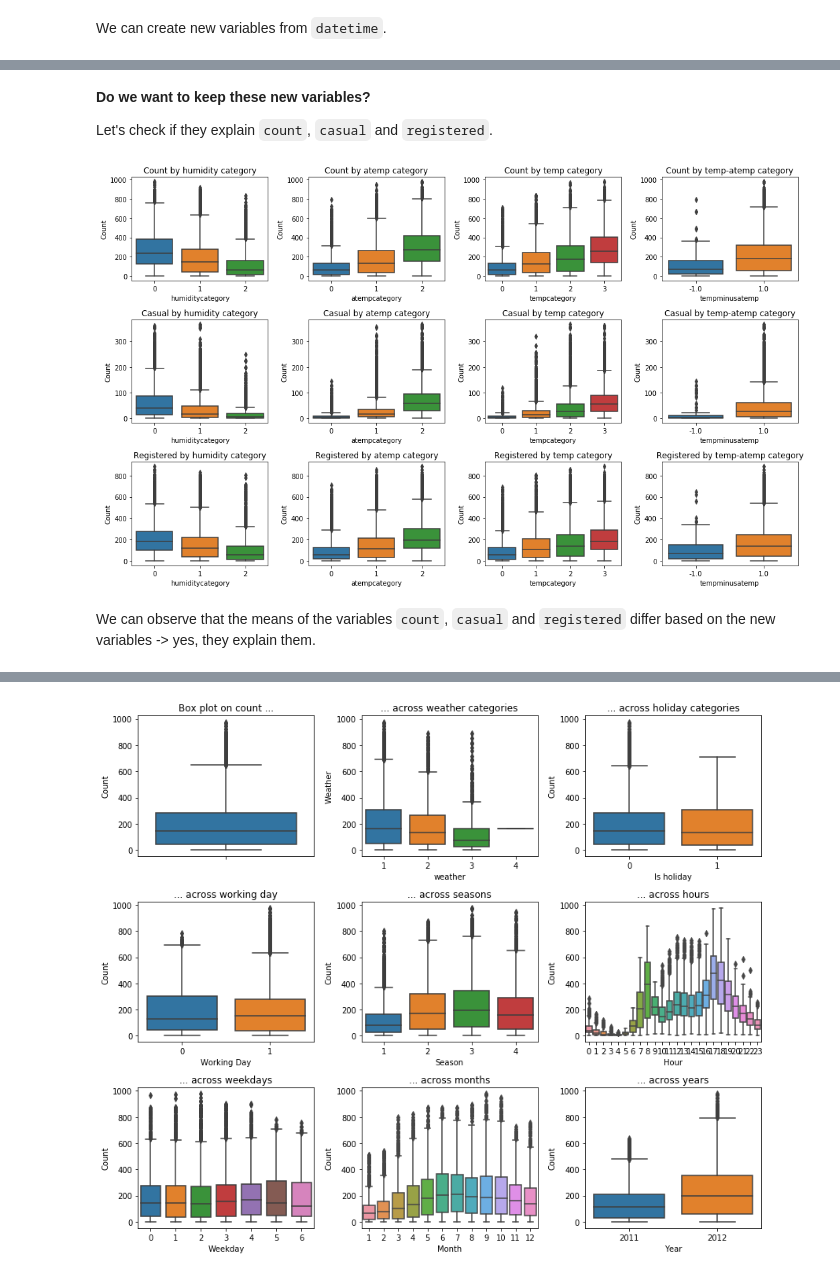
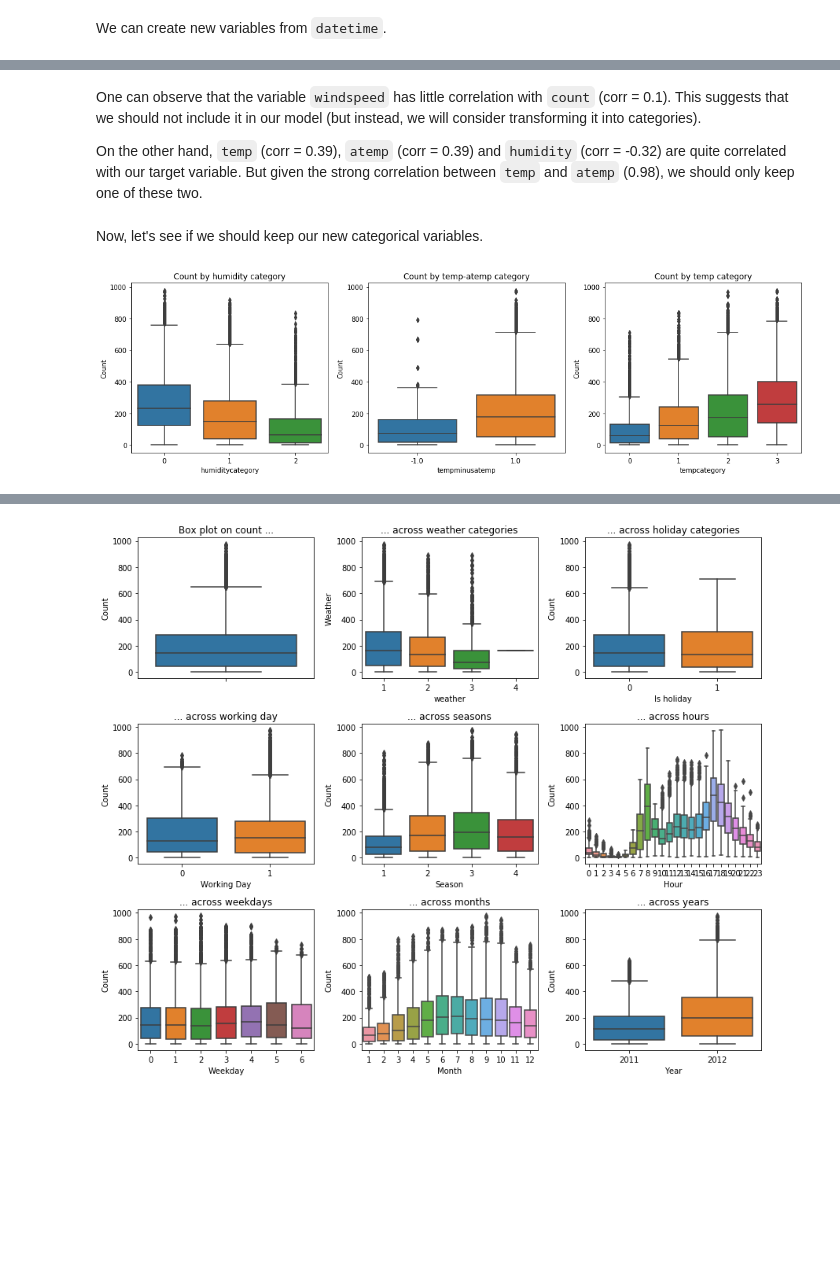
Before and after one commit to InesVA/predicting-bike-sharing-demand, a Jupyter notebook: Bike Sharing Prediction.ipynb, the cells around one changed output, grey strips where cells are left out. Saved outputs shown, nothing was run; the diff lists cells and outputs as text; code cells hidden in the pictures; blank space fills up the shorter version.

Commit message:
Finalized the model

````diff
--- a/Bike Sharing Prediction.ipynb
+++ b/Bike Sharing Prediction.ipynb
@@ -112,7 +127,7 @@ train.head()
 # %% [markdown]
 We can create new variables from ```datetime```.
 # %%
-# From datetime (for visualizations)
+# Creating new variables from datetime
 datasets["year"] = [int(datasets.datetime[x][0:4]) for x in range(datasets.shape[0])]
 datasets["month"] = [int(datasets.datetime[x][5:7]) for x in range(datasets.shape[0])]
 datasets["day"] = [int(datasets.datetime[x][8:10]) for x in range(datasets.shape[0])]
@@ -122,18 +137,3 @@ datasets["date"] = [datetime.datetime.strptime(datasets.datetime[x][0:10], '%Y-%
 datasets["dayoverall"] = [(datasets.date[x].date() - datetime.date(2011,1,1)).days for x in range(datasets.shape[0])]
 datasets["weeknumber"] = [datasets.date[x].isocalendar()[1] for x in range(datasets.shape[0])]
 datasets["monthyear"] = datasets.date.dt.to_period('M')
-
-# From other variables (for predictions)
-datasets["tempminusatemp"] = [-1 if (datasets.atemp[x] - datasets.temp[x]) < 0
-                              else 1 if (datasets.atemp[x] - datasets.temp[x]) > 3.7
-                              else float('nan') for x in range(datasets.shape[0])]
-datasets["tempcategory"] = [0 if datasets.temp[x] < 13.5
-                            else 1 if datasets.temp[x] < 20
-                            else 2 if datasets.temp[x] < 27
-                            else 3 for x in range(datasets.shape[0])]
-datasets["atempcategory"] = [0 if datasets.atemp[x] < 16
-                             else 1 if datasets.atemp[x] < 31
-                             else 2 for x in range(datasets.shape[0])]
-datasets["humiditycategory"] = [0 if datasets.humidity[x] < 47
-                                else 1 if datasets.humidity[x] < 78
-                                else 2 for x in range(datasets.shape[0])]
@@ -139,0 +153,4 @@ datasets["humiditycategory"] = [0 if datasets.humidity[x] < 47
+# %% [markdown]
+One can observe that the variable ```windspeed``` has little correlation with ```count``` (corr = 0.1). This suggests that we should not include it in our model (but instead, we will consider transforming it into categories).
+
+On the other hand, ```temp``` (corr = 0.39), ```atemp``` (corr = 0.39) and ```humidity``` (corr = -0.32) are quite correlated with our target variable. But given the strong correlation between ```temp``` and ```atemp``` (0.98), we should only keep one of these two.
@@ -140,58 +169,21 @@ datasets["humiditycategory"] = [0 if datasets.humidity[x] < 47
 # %%
 train = datasets[datasets.is_train == 1]
 test = datasets[datasets.is_train == 0]
-# %% [markdown]
-**Do we want to keep these new variables?**
-
-Let's check if they explain ```count```, ```casual``` and ```registered```.
+# %% [markdown]
+Now, let's see if we should keep our new categorical variables.
 # %%
-fig, axes = plt.subplots(nrows=3, ncols=4)
-fig.set_size_inches(15, 9)
+fig, axes = plt.subplots(nrows=1, ncols=3)
+fig.set_size_inches(15, 4.5)
 
-# For count
-sn.boxplot(data=train, y="count", x="humiditycategory", orient="v", ax=axes[0][0])
-axes[0][0].set(ylabel='Count', title="Count by humidity category")
+sn.boxplot(data=train, y="count", x="humiditycategory", orient="v", ax=axes[0])
+axes[0].set(ylabel='Count', title="Count by humidity category")
 
-sn.boxplot(data=train, y="count", x="atempcategory", orient="v", ax=axes[0][1])
-axes[0][1].set(ylabel='Count', title="Count by atemp category")
+sn.boxplot(data=train, y="count", x="tempcategory", orient="v", ax=axes[2])
+axes[2].set(ylabel='Count', title="Count by temp category")
 
-sn.boxplot(data=train, y="count", x="tempcategory", orient="v", ax=axes[0][2])
-axes[0][2].set(ylabel='Count', title="Count by temp category")
-
-sn.boxplot(data=train, y="count", x="tempminusatemp", orient="v", ax=axes[0][3])
-axes[0][3].set(ylabel='Count', title="Count by temp-atemp category")
-
-
-# For casual
-sn.boxplot(data=train, y="casual", x="humiditycategory", orient="v", ax=axes[1][0])
-axes[1][0].set(ylabel='Count', title="Casual by humidity category")
-
-sn.boxplot(data=train, y="casual", x="atempcategory", orient="v", ax=axes[1][1])
-axes[1][1].set(ylabel='Count', title="Casual by atemp category")
-
-sn.boxplot(data=train, y="casual", x="tempcategory", orient="v", ax=axes[1][2])
-axes[1][2].set(ylabel='Count', title="Casual by temp category")
-
-sn.boxplot(data=train, y="casual", x="tempminusatemp", orient="v", ax=axes[1][3])
-axes[1][3].set(ylabel='Count', title="Casual by temp-atemp category")
-
-
-# For casual
-sn.boxplot(data=train, y="registered", x="humiditycategory", orient="v", ax=axes[2][0])
-axes[2][0].set(ylabel='Count', title="Registered by humidity category")
-
-sn.boxplot(data=train, y="registered", x="atempcategory", orient="v", ax=axes[2][1])
-axes[2][1].set(ylabel='Count', title="Registered by atemp category")
-
-sn.boxplot(data=train, y="registered", x="tempcategory", orient="v", ax=axes[2][2])
-axes[2][2].set(ylabel='Count', title="Registered by temp category")
-
-sn.boxplot(data=train, y="registered", x="tempminusatemp", orient="v", ax=axes[2][3])
-axes[2][3].set(ylabel='Count', title="Registered by temp-atemp category")
-
+sn.boxplot(data=train, y="count", x="tempminusatemp", orient="v", ax=axes[1])
+axes[1].set(ylabel='Count', title="Count by temp-atemp category")
 
 plt.tight_layout()
 # %% [output]
-[figure, old version]
+[figure, new version]
-# %% [markdown]
-We can observe that the means of the variables ```count```, ```casual``` and ```registered``` differ based on the new variables -> yes, they explain them.
````
Also changed, not shown: parts of 84 cells of this notebook.
